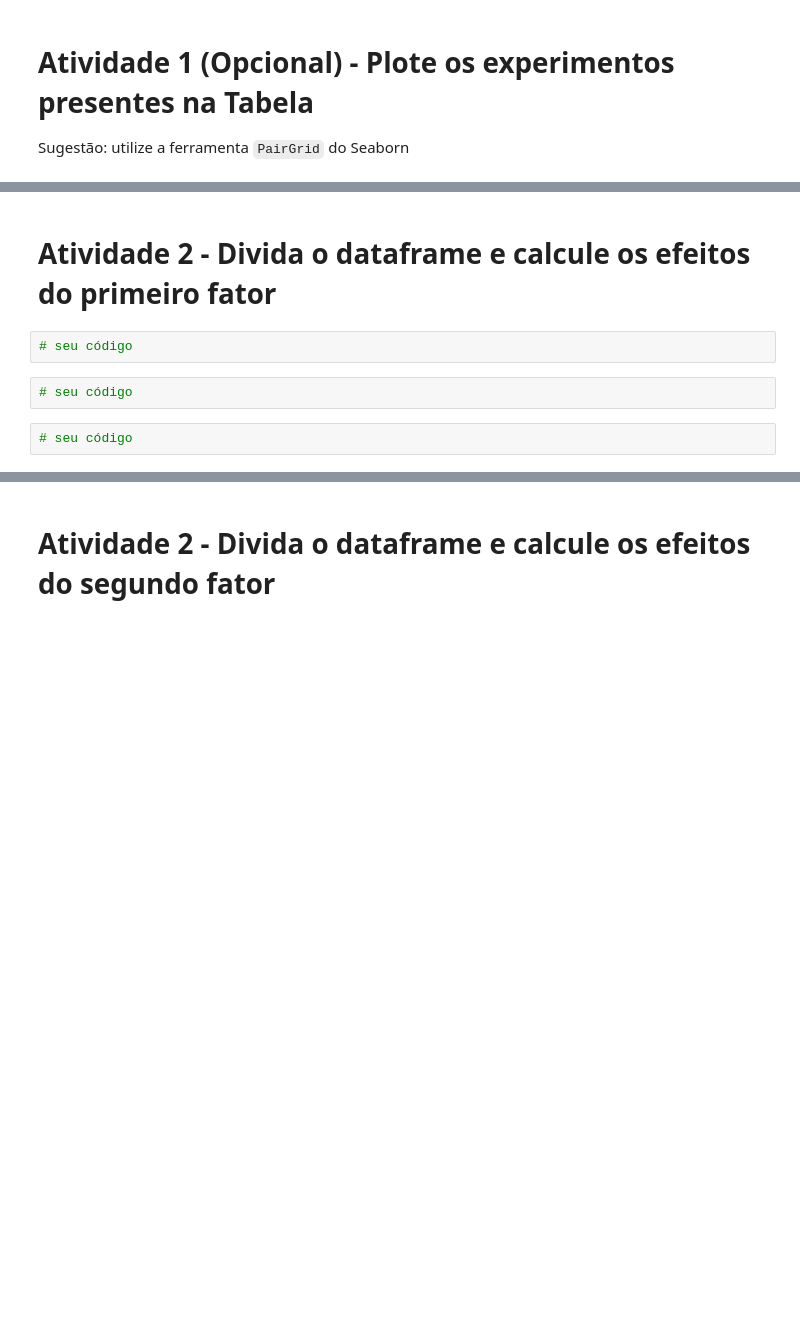
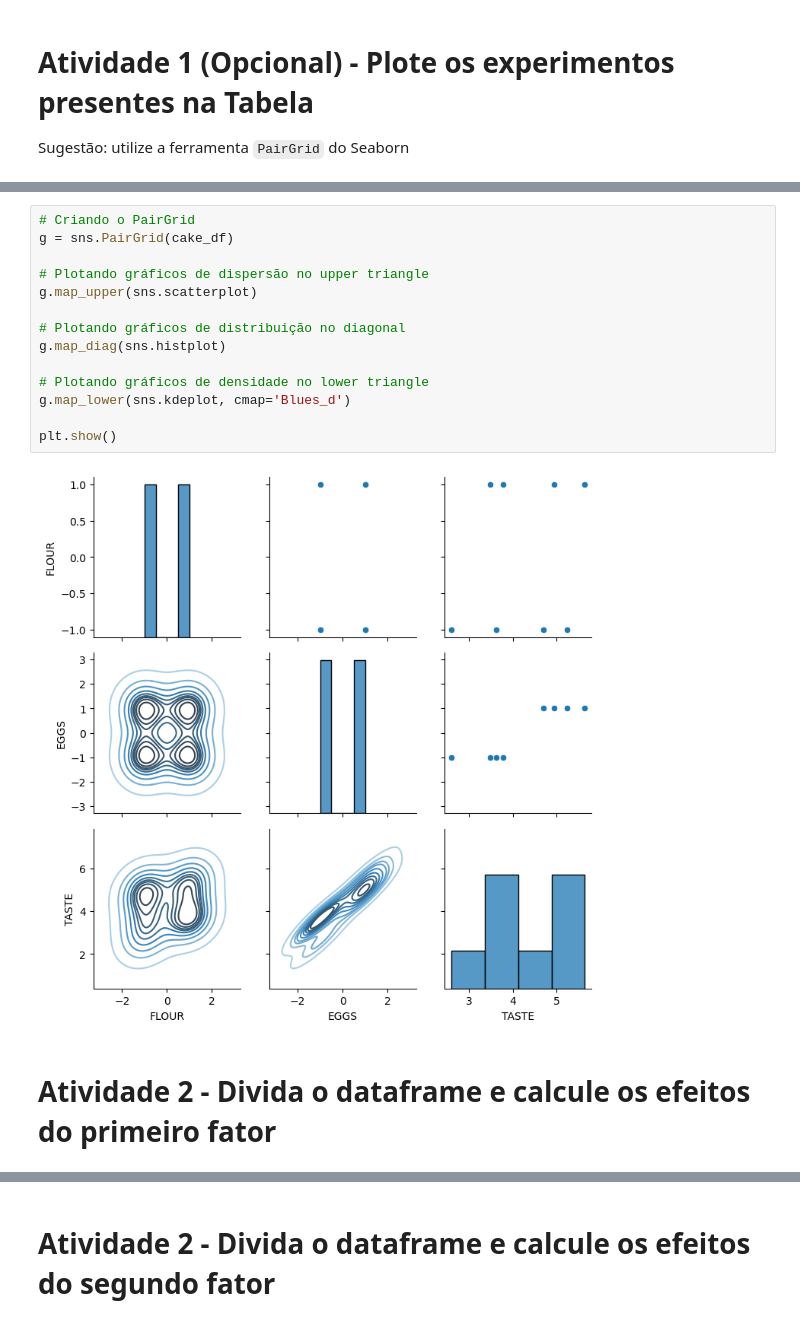
Before and after one commit to jorgelpbarretob/Master-Sirius, a Jupyter notebook: Módulo 3 - Design de Experimentos e Deep Learning/Semana 2/Atividade2_DoE_CAKE_Alunos.ipynb, the cells around one changed output, grey strips where cells are left out. Saved outputs shown, nothing was run; the diff lists cells and outputs as text; blank space fills up the shorter version.

```diff
--- a/Módulo 3 - Design de Experimentos e Deep Learning/Semana 2/Atividade2_DoE_CAKE_Alunos.ipynb
+++ b/Módulo 3 - Design de Experimentos e Deep Learning/Semana 2/Atividade2_DoE_CAKE_Alunos.ipynb
@@ -17,8 +42,18 @@ Sugestão: utilize a ferramenta `PairGrid` do Seaborn
+# %%
+# Criando o PairGrid
+g = sns.PairGrid(cake_df)
+
+# Plotando gráficos de dispersão no upper triangle
+g.map_upper(sns.scatterplot)
+
+# Plotando gráficos de distribuição no diagonal
+g.map_diag(sns.histplot)
+
+# Plotando gráficos de densidade no lower triangle
+g.map_lower(sns.kdeplot, cmap='Blues_d')
+
+plt.show()
+# %% [output]
+[figure, added]
 # %% [markdown]
 # Atividade 2 - Divida o dataframe e calcule os efeitos do primeiro fator
-# %%
-# seu código
-# %%
-# seu código
-# %%
-# seu código
```
Also changed, not shown: parts of 23 cells of this notebook.
